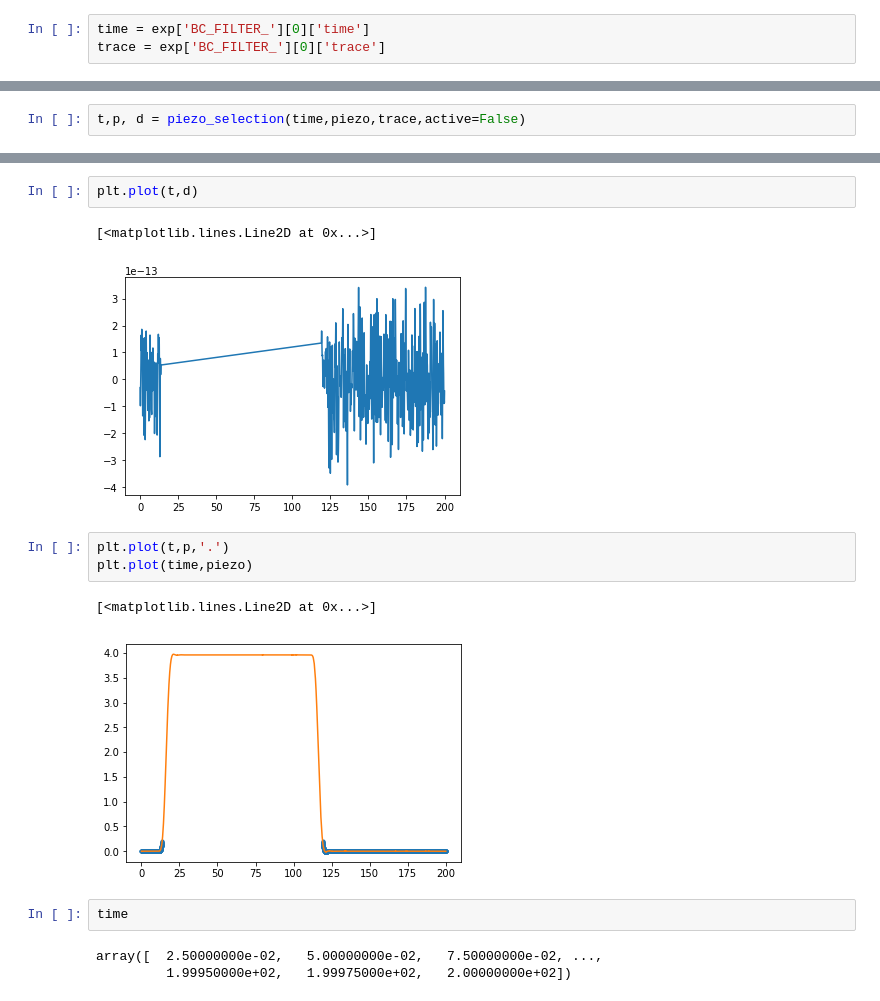
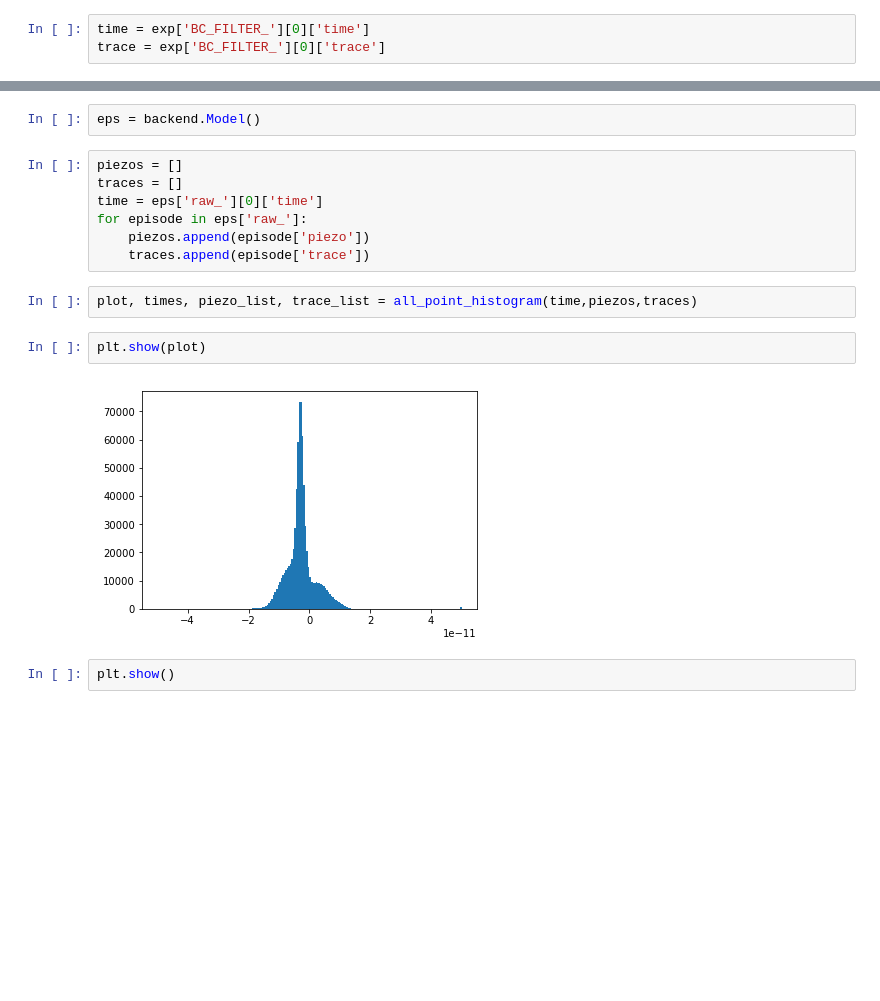
Before and after one commit to AGPlested/ASCAM, a Jupyter notebook: histogram.ipynb, the cells around one changed output, grey strips where cells are left out. Cells and saved outputs as stored; diff of their text form; blank space fills up the shorter version.

```diff
--- a/histogram.ipynb
+++ b/histogram.ipynb
@@ -91,2 +95,0 @@ array([False, False, False, ..., False, False, False], dtype=bool)
-# %%
-t,p, d = piezo_selection(time,piezo,trace,active=False)
@@ -95,16 +196,17 @@ t,p, d = piezo_selection(time,piezo,trace,active=False)
+# %%
+eps = backend.Model()
+# %%
+piezos = []
+traces = []
+time = eps['raw_'][0]['time']
+for episode in eps['raw_']:
+    piezos.append(episode['piezo'])
+    traces.append(episode['trace'])
+# %%
+plot, times, piezo_list, trace_list = all_point_histogram(time,piezos,traces)
 # %%
-plt.plot(t,d)
+plt.show(plot)
 # %% [output]
-[<matplotlib.lines.Line2D at 0x...>]
-[figure, old version]
+[figure, new version]
-# %%
-plt.plot(t,p,'.')
-plt.plot(time,piezo)
-# %% [output]
-[<matplotlib.lines.Line2D at 0x...>]
-[figure, removed]
-# %%
-time
-# %% [output]
-array([  2.50000000e-02,   5.00000000e-02,   7.50000000e-02, ...,
-         1.99950000e+02,   1.99975000e+02,   2.00000000e+02])
+# %%
+plt.show()
```
Also changed, not shown: parts of 26 cells of this notebook, 8 other files.
